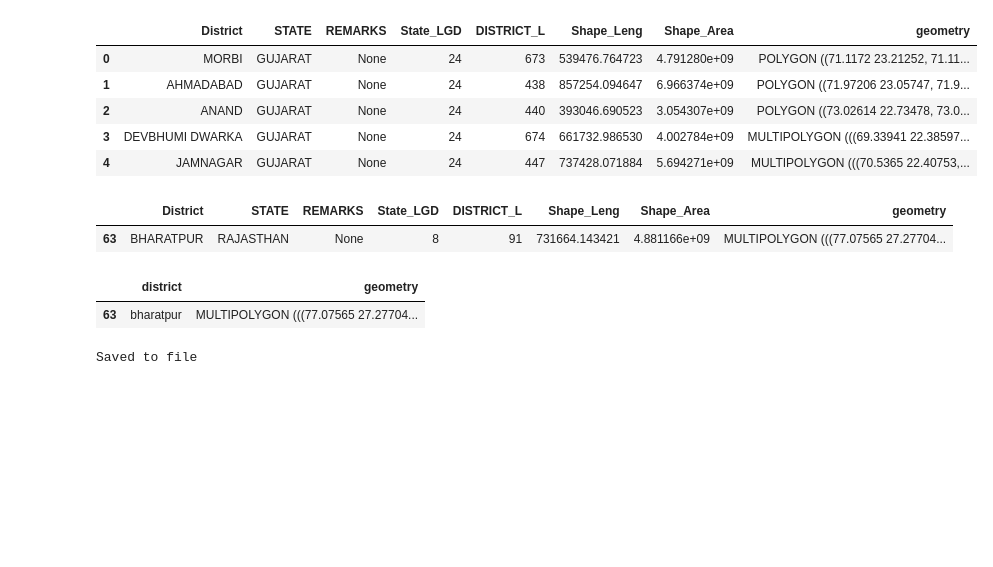
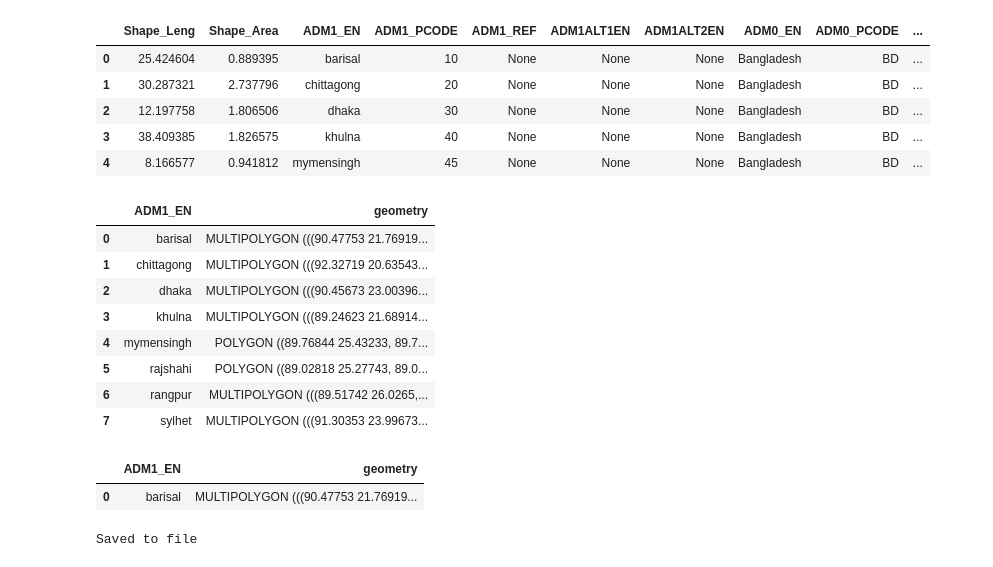
Before and after one commit to rishabh-mondal/ijcai_2025_kilns, a Jupyter notebook: notebooks/raw_shapefile_to_regions_shapes.ipynb, the cells around one changed output. Drawn from its saved outputs; the diff is of its cells as text; code cells hidden in the pictures; blank space fills up the shorter version.

```diff
--- a/notebooks/raw_shapefile_to_regions_shapes.ipynb
+++ b/notebooks/raw_shapefile_to_regions_shapes.ipynb
@@ -12,31 +12,42 @@ import os
 save_dir = "../regions/shapes/"
 os.makedirs(save_dir, exist_ok=True)
 # %%
-shapefile_path="/home/rishabh.mondal/Brick-Kilns-project/albk_rishabh/albk_v2/YOLO_LOCALIZATION/shapefiles/india_districtwise_shapefile_2022/DISTRICT_BOUNDARY.shp"
+shapefile_path="/home/rishabh.mondal/Brick-Kilns-project/ijcai_2025_kilns/raw_data/raw_shapefile/bangladesh_division/bgd_admbnda_adm1_bbs_20180410.shp"
 
 df = gpd.read_file(shapefile_path).to_crs(epsg=4326)
-df['District'] = df['District'].str.replace('>', 'A')
-df['STATE'] = df['STATE'].str.replace('>', 'A')
-df['District'] = df['District'].str.replace('|', 'I')
+# df['District'] = df['District'].str.replace('>', 'A')
+# df['STATE'] = df['STATE'].str.replace('>', 'A')
+# df['District'] = df['District'].str.replace('|', 'I')
+#make it lowercase
+df['ADM1_EN']= df['ADM1_EN'].str.lower()
 display(df.head())
 # %% [output]
-|  | District | STATE | REMARKS | State_LGD | DISTRICT_L | Shape_Leng | Shape_Area | geometry |
-| 0 | MORBI | GUJARAT | None | 24 | 673 | 539476.764723 | 4.791280e+09 | POLYGON ((71.1172 23.21252, 71.11... |
-| 1 | AHMADABAD | GUJARAT | None | 24 | 438 | 857254.094647 | 6.966374e+09 | POLYGON ((71.97206 23.05747, 71.9... |
-| 2 | ANAND | GUJARAT | None | 24 | 440 | 393046.690523 | 3.054307e+09 | POLYGON ((73.02614 22.73478, 73.0... |
-| 3 | DEVBHUMI DWARKA | GUJARAT | None | 24 | 674 | 661732.986530 | 4.002784e+09 | MULTIPOLYGON (((69.33941 22.38597... |
-| 4 | JAMNAGAR | GUJARAT | None | 24 | 447 | 737428.071884 | 5.694271e+09 | MULTIPOLYGON (((70.5365 22.40753,... |
+|  | Shape_Leng | Shape_Area | ADM1_EN | ADM1_PCODE | ADM1_REF | ADM1ALT1EN | ADM1ALT2EN | ADM0_EN | ADM0_PCODE | ... |
+| 0 | 25.424604 | 0.889395 | barisal | 10 | None | None | None | Bangladesh | BD | ... |
+| 1 | 30.287321 | 2.737796 | chittagong | 20 | None | None | None | Bangladesh | BD | ... |
+| 2 | 12.197758 | 1.806506 | dhaka | 30 | None | None | None | Bangladesh | BD | ... |
+| 3 | 38.409385 | 1.826575 | khulna | 40 | None | None | None | Bangladesh | BD | ... |
+| 4 | 8.166577 | 0.941812 | mymensingh | 45 | None | None | None | Bangladesh | BD | ... |
-# %%
-bharatpur=df[df['District']=='BHARATPUR']
-bharatpur
-# %% [output]
-|  | District | STATE | REMARKS | State_LGD | DISTRICT_L | Shape_Leng | Shape_Area | geometry |
-| 63 | BHARATPUR | RAJASTHAN | None | 8 | 91 | 731664.143421 | 4.881166e+09 | MULTIPOLYGON (((77.07565 27.27704... |
-# %%
-bharatpur['district']='bharatpur'
-bharatpur=bharatpur[['district','geometry']]
-bharatpur
-# %% [output]
-|  | district | geometry |
-| 63 | bharatpur | MULTIPOLYGON (((77.07565 27.27704... |
+# %%
+dataframe=df[['ADM1_EN','geometry']]
+dataframe
+# %% [output]
+|  | ADM1_EN | geometry |
+| 0 | barisal | MULTIPOLYGON (((90.47753 21.76919... |
+| 1 | chittagong | MULTIPOLYGON (((92.32719 20.63543... |
+| 2 | dhaka | MULTIPOLYGON (((90.45673 23.00396... |
+| 3 | khulna | MULTIPOLYGON (((89.24623 21.68914... |
+| 4 | mymensingh | POLYGON ((89.76844 25.43233, 89.7... |
+| 5 | rajshahi | POLYGON ((89.02818 25.27743, 89.0... |
+| 6 | rangpur | MULTIPOLYGON (((89.51742 26.0265,... |
+| 7 | sylhet | MULTIPOLYGON (((91.30353 23.99673... |
+# %%
+#access the geometry of rajshahi
+region='barisal'
+rajshahi = dataframe[dataframe['ADM1_EN']==region]
+rajshahi.reset_index(drop=True, inplace=True)
+rajshahi
+# %% [output]
+|  | ADM1_EN | geometry |
+| 0 | barisal | MULTIPOLYGON (((90.47753 21.76919... |
 # %%
```
Also changed, not shown: parts of 2 cells of this notebook, 1 other file.
